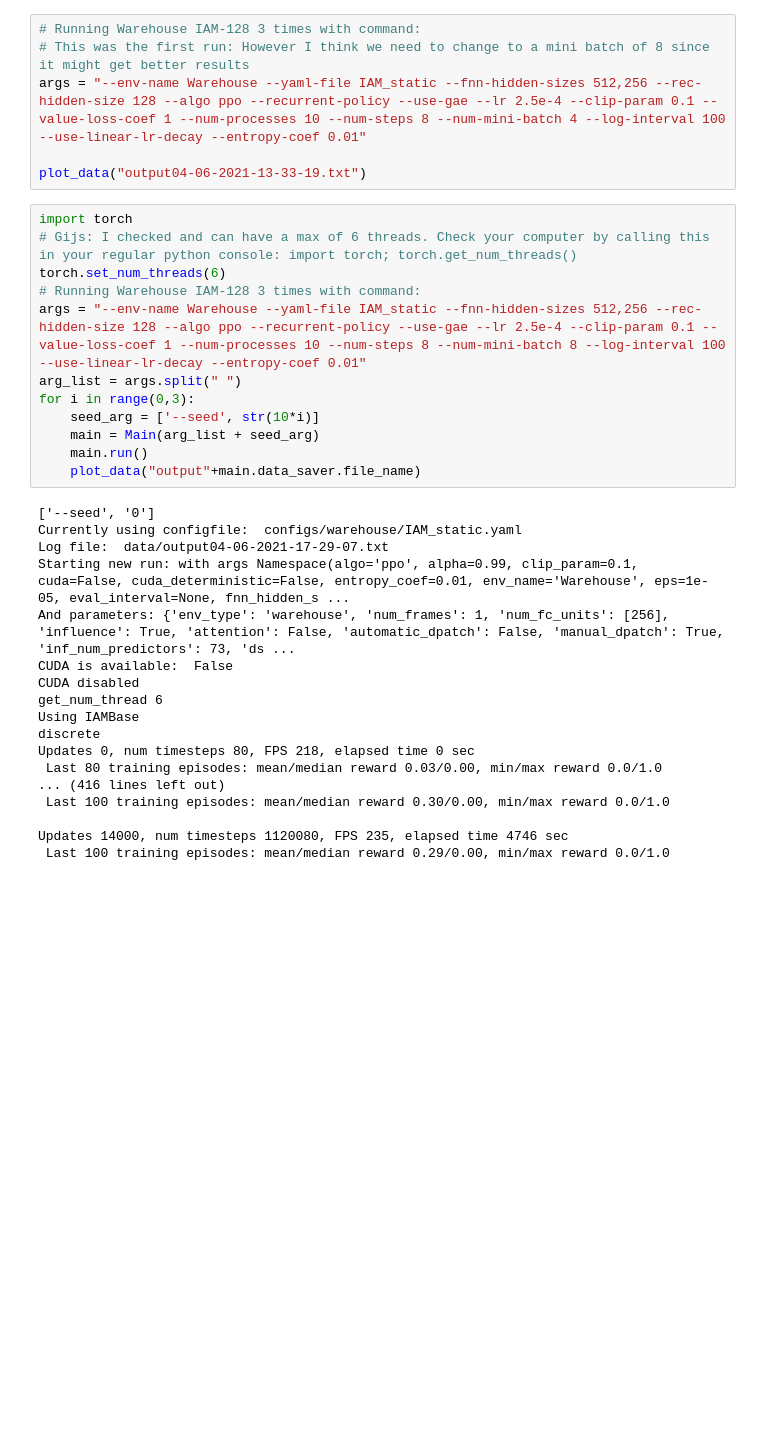
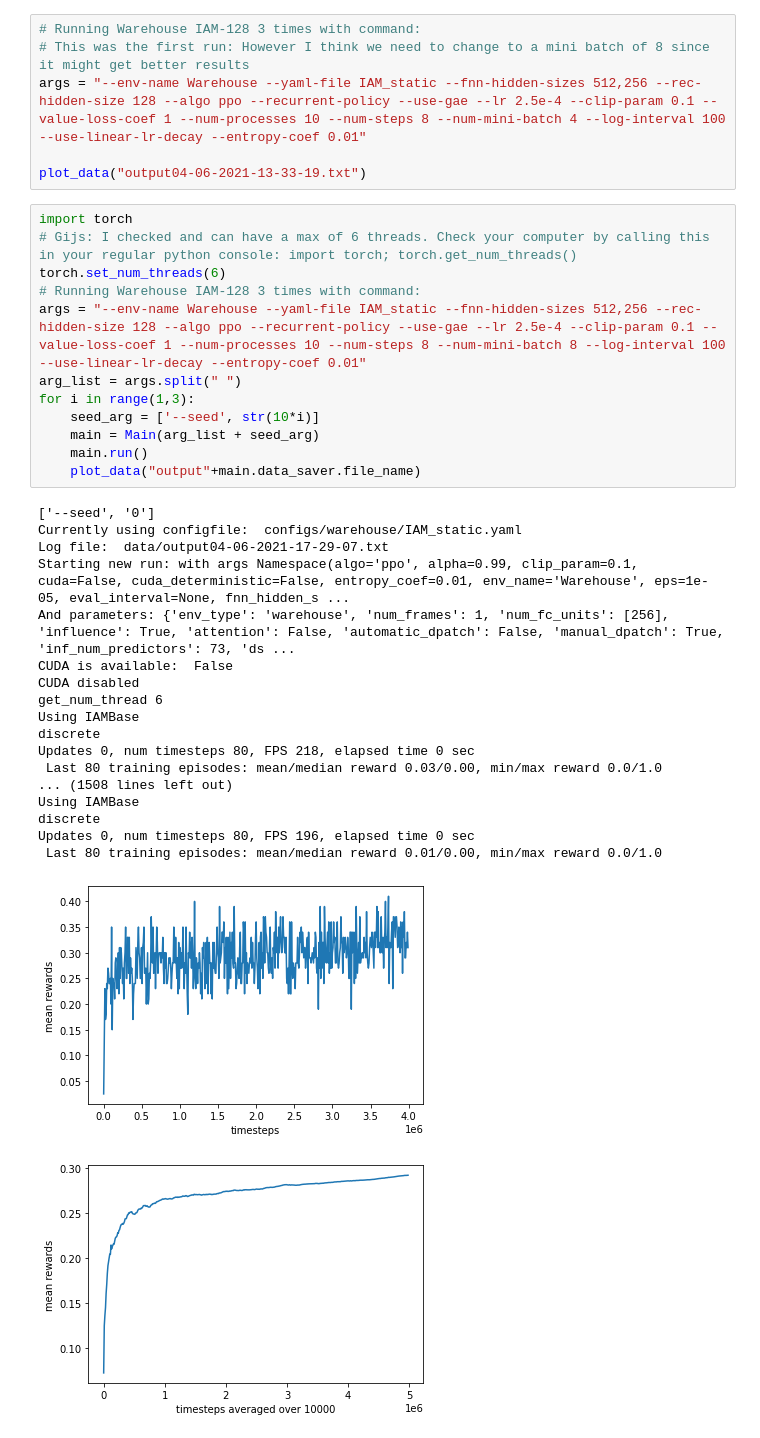
Before and after one commit to gijskoning/Reproducibility_project, a Jupyter notebook: experiments.ipynb, the cells around one changed output. Saved outputs shown, nothing was run; the diff lists cells and outputs as text; blank space fills up the shorter version.

```diff
--- a/experiments.ipynb
+++ b/experiments.ipynb
@@ -133,30 +133,32 @@ plot_data("output04-06-2021-13-33-19.txt")
 # %%
 import torch
 # Gijs: I checked and can have a max of 6 threads. Check your computer by calling this in your regular python console: import torch; torch.get_num_threads()
 torch.set_num_threads(6)
 # Running Warehouse IAM-128 3 times with command:
 args = "--env-name Warehouse --yaml-file IAM_static --fnn-hidden-sizes 512,256 --rec-hidden-size 128 --algo ppo --recurrent-policy --use-gae --lr 2.5e-4 --clip-param 0.1 --value-loss-coef 1 --num-processes 10 --num-steps 8 --num-mini-batch 8 --log-interval 100 --use-linear-lr-decay --entropy-coef 0.01"
 arg_list = args.split(" ")
-for i in range(0,3):
+for i in range(1,3):
     seed_arg = ['--seed', str(10*i)]
     main = Main(arg_list + seed_arg)
     main.run()
     plot_data("output"+main.data_saver.file_name)
 # %% [output]
 ['--seed', '0']
 Currently using configfile:  configs/warehouse/IAM_static.yaml
 Log file:  data/output04-06-2021-17-29-07.txt
 Starting new run: with args Namespace(algo='ppo', alpha=0.99, clip_param=0.1, cuda=False, cuda_deterministic=False, entropy_coef=0.01, env_name='Warehouse', eps=1e-05, eval_interval=None, fnn_hidden_s ...
 And parameters: {'env_type': 'warehouse', 'num_frames': 1, 'num_fc_units': [256], 'influence': True, 'attention': False, 'automatic_dpatch': False, 'manual_dpatch': True, 'inf_num_predictors': 73, 'ds ...
 CUDA is available:  False
 CUDA disabled
 get_num_thread 6
 Using IAMBase
 discrete
 Updates 0, num timesteps 80, FPS 218, elapsed time 0 sec
  Last 80 training episodes: mean/median reward 0.03/0.00, min/max reward 0.0/1.0
-... (416 lines left out)
- Last 100 training episodes: mean/median reward 0.30/0.00, min/max reward 0.0/1.0
-
-Updates 14000, num timesteps 1120080, FPS 235, elapsed time 4746 sec
- Last 100 training episodes: mean/median reward 0.29/0.00, min/max reward 0.0/1.0
+... (1508 lines left out)
+Using IAMBase
+discrete
+Updates 0, num timesteps 80, FPS 196, elapsed time 0 sec
+ Last 80 training episodes: mean/median reward 0.01/0.00, min/max reward 0.0/1.0
+[figure, added]
+[figure, added]
```
Also changed, not shown: parts of 1 cell of this notebook, 2 other files.
